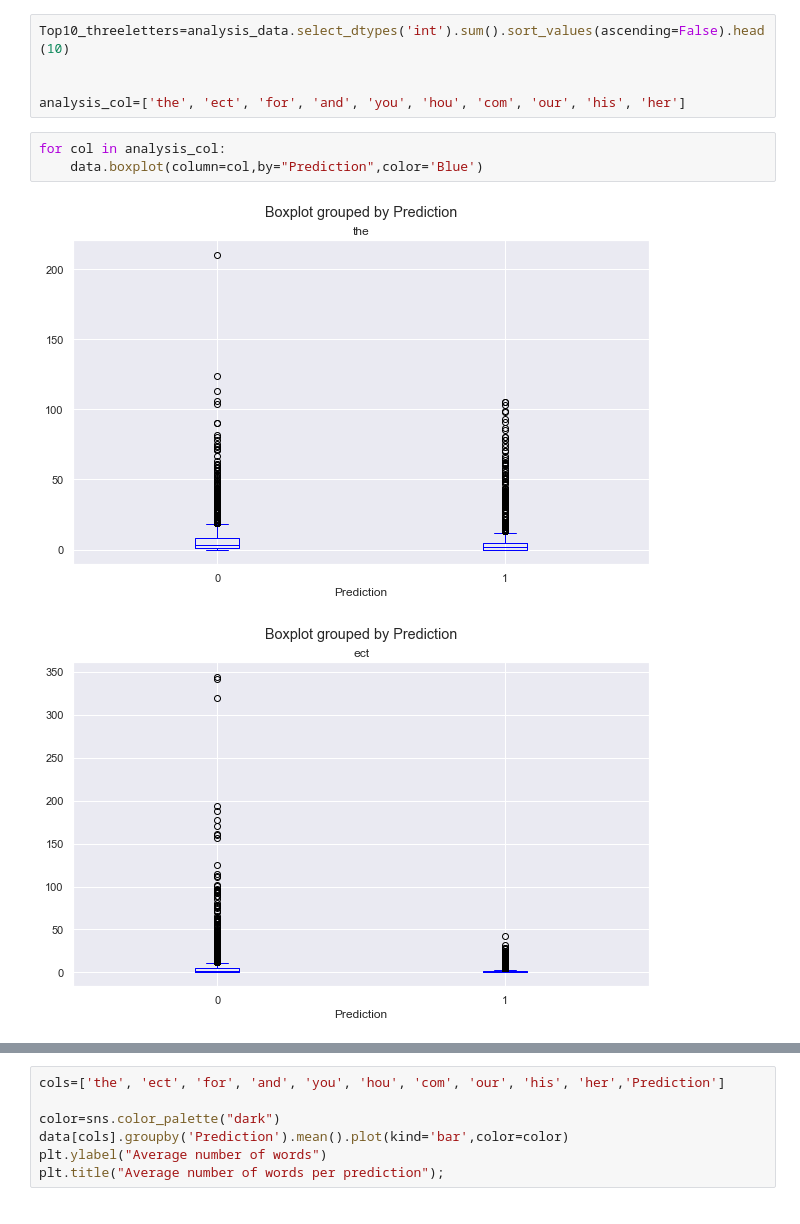
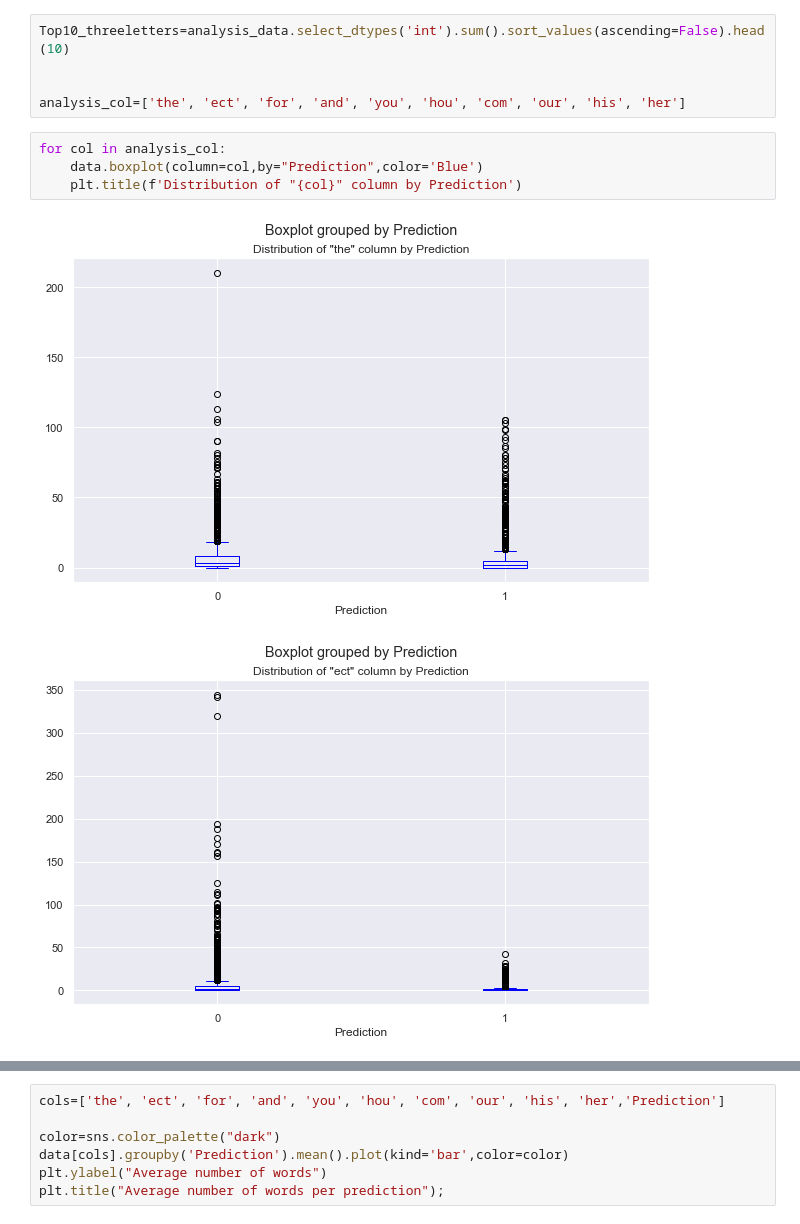
Before and after one commit to Resa200/NG30DaysofLearning, a Jupyter notebook: Assignment1.ipynb, the cells around one changed output, grey strips where cells are left out. Drawn from its saved outputs; the diff is of its cells as text.

Commit message:
Visualizing with matplotlib and seaborn!

```diff
--- a/Assignment1.ipynb
+++ b/Assignment1.ipynb
@@ -91,6 +91,7 @@ analysis_col=['the', 'ect', 'for', 'and', 'you', 'hou', 'com', 'our', 'his', 'he
 # %%
 for col in analysis_col:
     data.boxplot(column=col,by="Prediction",color='Blue')
+    plt.title(f'Distribution of "{col}" column by Prediction')
 # %% [output]
-[figure, old version]
+[figure, new version]
-[figure, old version]
+[figure, new version]
```
Also changed, not shown: parts of 2 cells of this notebook.
